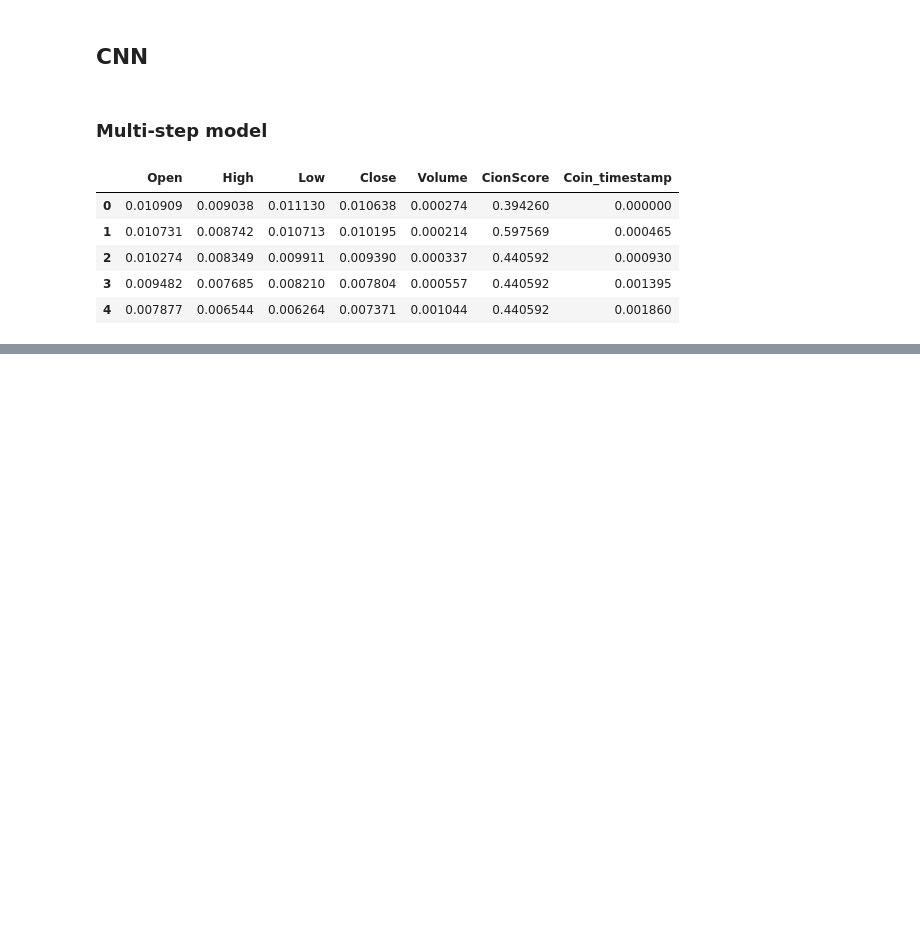
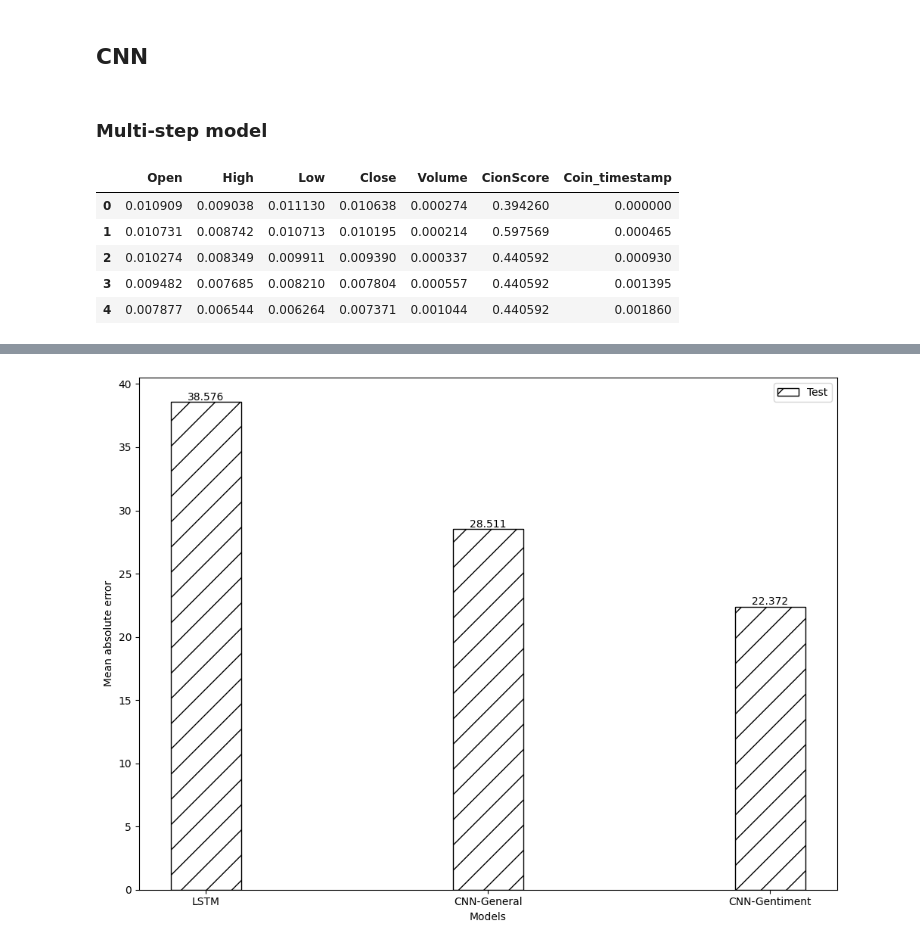
Before and after one commit to k1013726/PaperRelated, a Jupyter notebook: Final_analysis/HScore/main2.ipynb, the cells around one changed output, grey strips where cells are left out. Drawn from its saved outputs; the diff is of its cells as text; code cells hidden in the pictures; blank space fills up the shorter version.

```diff
--- a/Final_analysis/HScore/main2.ipynb
+++ b/Final_analysis/HScore/main2.ipynb
@@ -246,0 +232,20 @@ plt.savefig('figures/CH16_F07_peixeiro.png', dpi=300)
+# %%
+ms_mae_test=[38.57590538972601,28.51083653485781,22.371703125132257]
+x = np.arange(len(ms_mae_test))
+labels = [ 'LSTM','CNN-General','CNN-Gentiment']
+
+plt.bar(x,ms_mae_test, width=0.25, color='white', edgecolor='black', hatch='/', label='Test')
+
+for i in x:
+    plt.text(x=i, y=ms_mae_test[i]+ 0.15, s=str(round(ms_mae_test[i], 3)), ha='center')
+
+
+
+plt.xlabel('Models')
+plt.ylabel('Mean absolute error')
+plt.xticks(ticks=x, labels=labels)
+plt.legend(loc='best')
+plt.tight_layout()
+plt.savefig('peixeiro.png', dpi=400)
+# %% [output]
+[figure, added]
```
Also changed, not shown: parts of 5 cells of this notebook, 4 other files.
